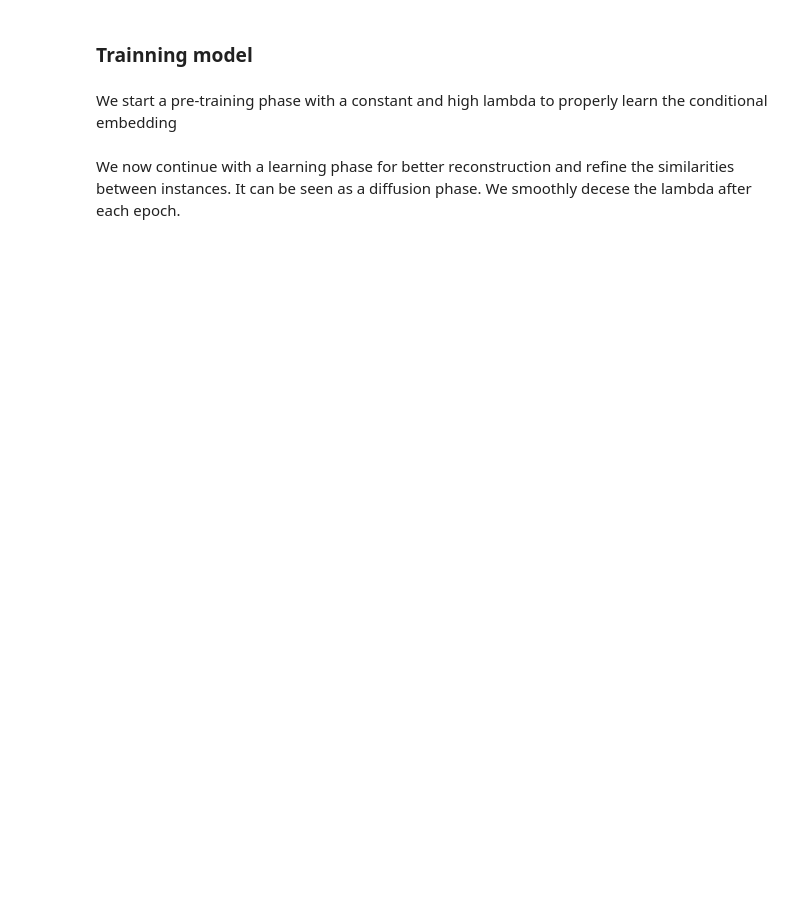
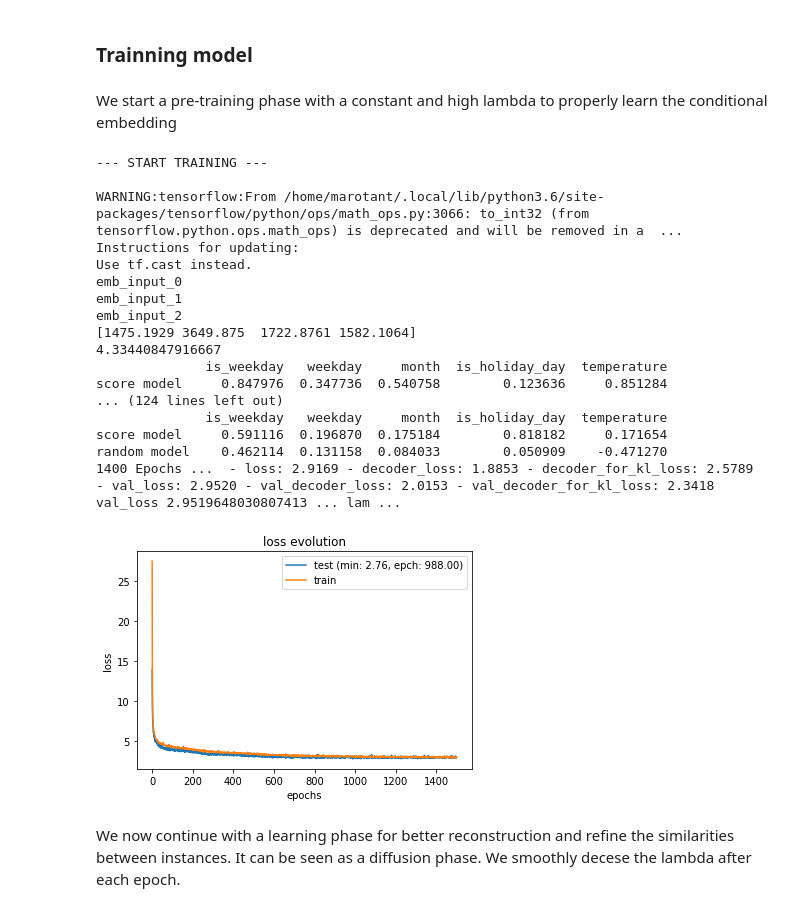
Before and after one commit to marota/Autoencoder_Embedding_Expert_Caracteristion_, a Jupyter notebook: notebooks/Experiment_2and3_CVAE-Days-Month-Temperature.ipynb, the cells around one changed output. Drawn from its saved outputs; the diff is of its cells as text; code cells hidden in the pictures; blank space fills up the shorter version.

Commit message:
change in notebooks for better ergonomy with MyBinder environment which has limited CPU performance

```diff
--- a/notebooks/Experiment_2and3_CVAE-Days-Month-Temperature.ipynb
+++ b/notebooks/Experiment_2and3_CVAE-Days-Month-Temperature.ipynb
@@ -126,7 +148,7 @@ to_emb_dim=[7,12,48] #input dimensions for conditions
 cond_pre_dim = 0
 input_dim = dataset['train']['x'][0].shape[1]
 z_dim= 4
-lambda_val = 0.5 #hyper-parameter which value was selected after cross-validation
+lambda_val = 0.4 #hyper-parameter which value was selected after cross-validation
 # %%
 name_model = 'cvae_conso-W_M_T_30min-journalier'
 #name_model = 'cvae_classification'
@@ -181,3 +206,41 @@ model.main_train(dataset, training_epochs=1500, batch_size=32, verbose=0,callbac
+# %%
+import warnings
+warnings.filterwarnings('ignore')
+
+lambda_decreaseRate=0.0
+lambda_min=0.01 #p
+
+#Turn it to True to train the model. Otherwise you can directly load on already trained model below
+runTraining=False
+runBatchCallback=True #In this callback we compute feature scores which is a bit long
+
+if runTraining:#Training a neural network requires some computing power and the CPUs in MyBinder environment can be a bit slow. If you don't use callbacks it can be faster also
+
+    if runBatchCallback:
+        out_batch = NEpochLogger(x_train_data=dataset['train']['x'], display=100,x_conso=x_conso,calendar_info=calendar_info)
+        model.main_train(dataset, training_epochs=1500, batch_size=32, verbose=0,callbacks=[tensorboard,out_batch],validation_split=0.1)
+    else:
+        #use verbose=1 to see logs of training at every epoch
+        model.main_train(dataset, training_epochs=1500, batch_size=32, verbose=0,callbacks=[tensorboard],validation_split=0.1)
+# %% [output]
+--- START TRAINING ---
+
+WARNING:tensorflow:From /home/marotant/.local/lib/python3.6/site-packages/tensorflow/python/ops/math_ops.py:3066: to_int32 (from tensorflow.python.ops.math_ops) is deprecated and will be removed in a  ...
+Instructions for updating:
+Use tf.cast instead.
+emb_input_0
+emb_input_1
+emb_input_2
+[1475.1929 3649.875  1722.8761 1582.1064]
+4.33440847916667
+              is_weekday   weekday     month  is_holiday_day  temperature
+score model     0.847976  0.347736  0.540758        0.123636     0.851284
+... (124 lines left out)
+              is_weekday   weekday     month  is_holiday_day  temperature
+score model     0.591116  0.196870  0.175184        0.818182     0.171654
+random model    0.462114  0.131158  0.084033        0.050909    -0.471270
+1400 Epochs ...  - loss: 2.9169 - decoder_loss: 1.8853 - decoder_for_kl_loss: 2.5789 - val_loss: 2.9520 - val_decoder_loss: 2.0153 - val_decoder_for_kl_loss: 2.3418 val_loss 2.9519648030807413 ... lam ...
+[figure, added]
 # %% [markdown]
 We now continue with a learning phase for better reconstruction and refine the similarities between instances. It can be seen as a diffusion phase. We smoothly decese the lambda after each epoch.
 # %%
```
Also changed, not shown: parts of 35 cells of this notebook, 5 other files.
